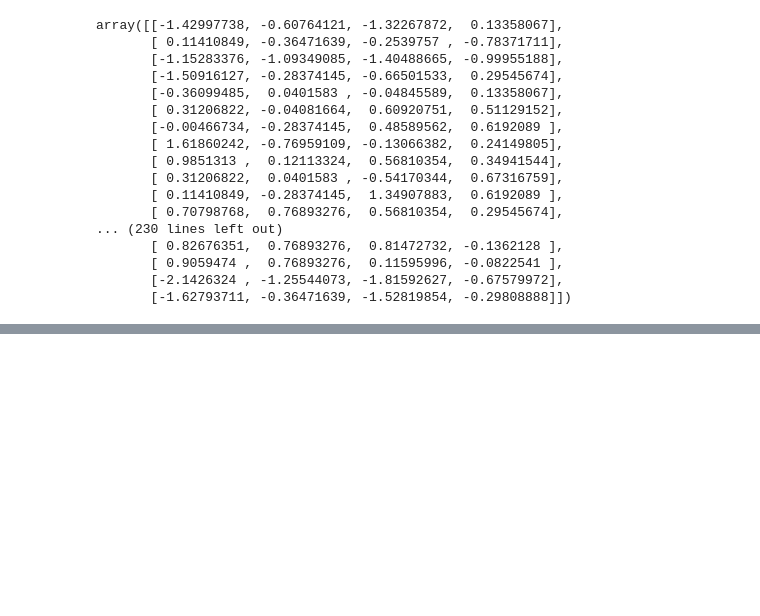
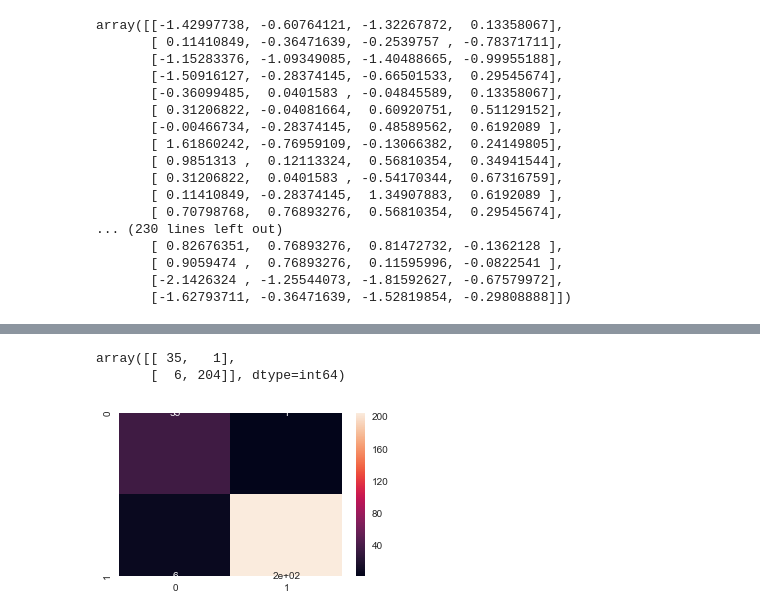
Before and after one commit to ChandrashekharRdy/ML-Project, a Jupyter notebook: ML Project/ML Project.ipynb, the cells around one changed output, grey strips where cells are left out. Cells and saved outputs as stored; diff of their text form; code cells hidden in the pictures; blank space fills up the shorter version.

```diff
--- a/ML Project/ML Project.ipynb
+++ b/ML Project/ML Project.ipynb
@@ -602,0 +820,13 @@ weighted avg       0.98      0.98      0.98       246
+# %%
+cm_for_validation=confusion_matrix(validation_y,y_pred)
+cm_for_validation
+# %% [output]
+array([[ 35,   1],
+       [  6, 204]], dtype=int64)
+# %%
+import seaborn as sns
+plt.figure(figsize=(5,3))
+sns.heatmap(cm_for_validation,annot=True)
+plt.show()
+# %% [output]
+[figure, added]
```
Also changed, not shown: parts of 44 cells of this notebook.
